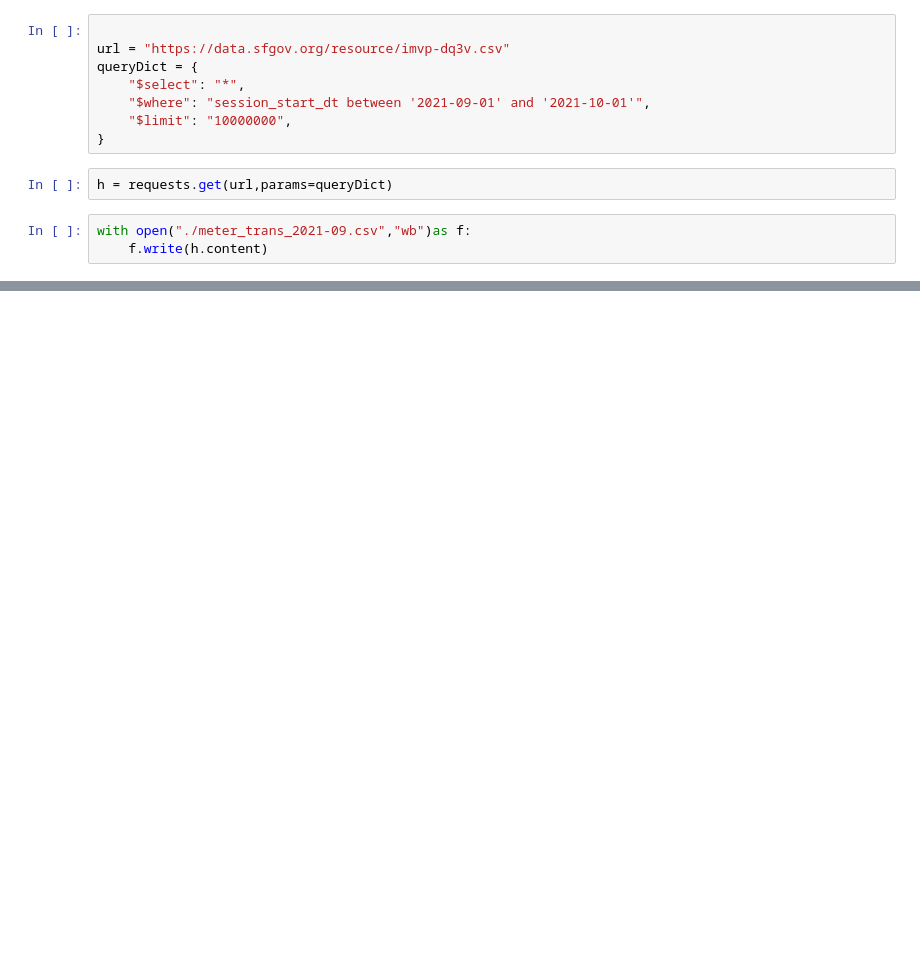
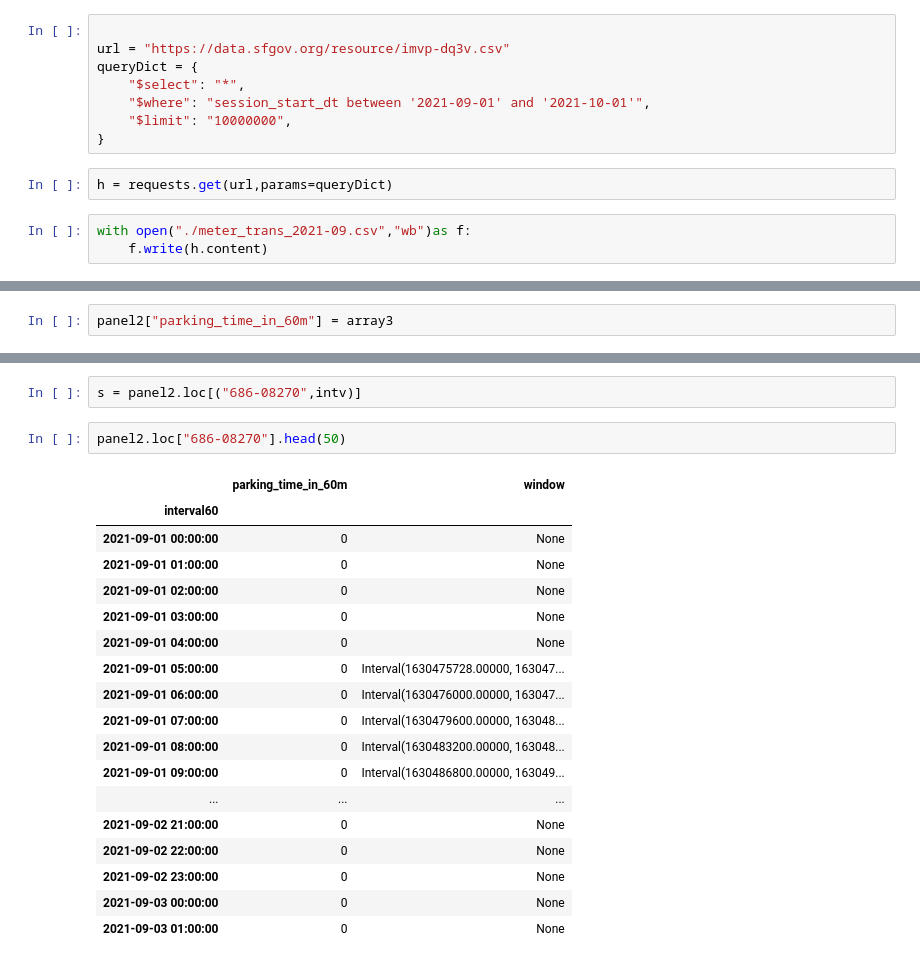
Before and after one commit to Zhen3r/pro-forma, a Jupyter notebook: data/download_parking_data.ipynb, the cells around one changed output, grey strips where cells are left out. Drawn from its saved outputs; the diff is of its cells as text; blank space fills up the shorter version.

```diff
--- a/data/download_parking_data.ipynb
+++ b/data/download_parking_data.ipynb
@@ -21,0 +271,2 @@ HTTPError: HTTP Error 400: Bad Request
+# %%
+panel2["parking_time_in_60m"] = array3
@@ -21,0 +425,23 @@ HTTPError: HTTP Error 400: Bad Request
+# %%
+s = panel2.loc[("686-08270",intv)]
+# %%
+panel2.loc["686-08270"].head(50)
+# %% [output]
+|  | parking_time_in_60m | window |
+| interval60 |  |  |
+| 2021-09-01 00:00:00 | 0 | None |
+| 2021-09-01 01:00:00 | 0 | None |
+| 2021-09-01 02:00:00 | 0 | None |
+| 2021-09-01 03:00:00 | 0 | None |
+| 2021-09-01 04:00:00 | 0 | None |
+| 2021-09-01 05:00:00 | 0 | Interval(1630475728.00000, 163047... |
+| 2021-09-01 06:00:00 | 0 | Interval(1630476000.00000, 163047... |
+| 2021-09-01 07:00:00 | 0 | Interval(1630479600.00000, 163048... |
+| 2021-09-01 08:00:00 | 0 | Interval(1630483200.00000, 163048... |
+| 2021-09-01 09:00:00 | 0 | Interval(1630486800.00000, 163049... |
+| ... | ... | ... |
+| 2021-09-02 21:00:00 | 0 | None |
+| 2021-09-02 22:00:00 | 0 | None |
+| 2021-09-02 23:00:00 | 0 | None |
+| 2021-09-03 00:00:00 | 0 | None |
+| 2021-09-03 01:00:00 | 0 | None |
```
Also changed, not shown: parts of 59 cells of this notebook, 3 other files.
